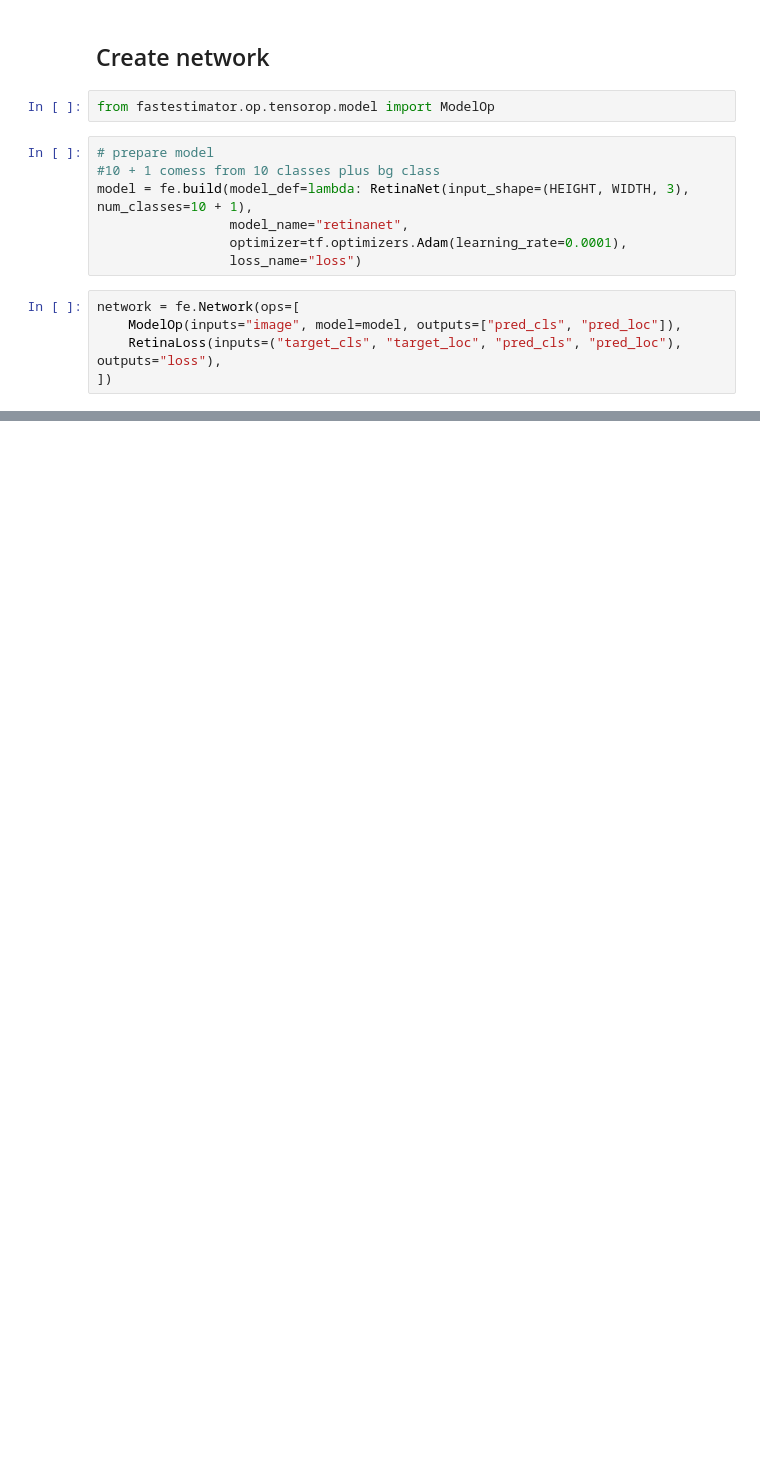
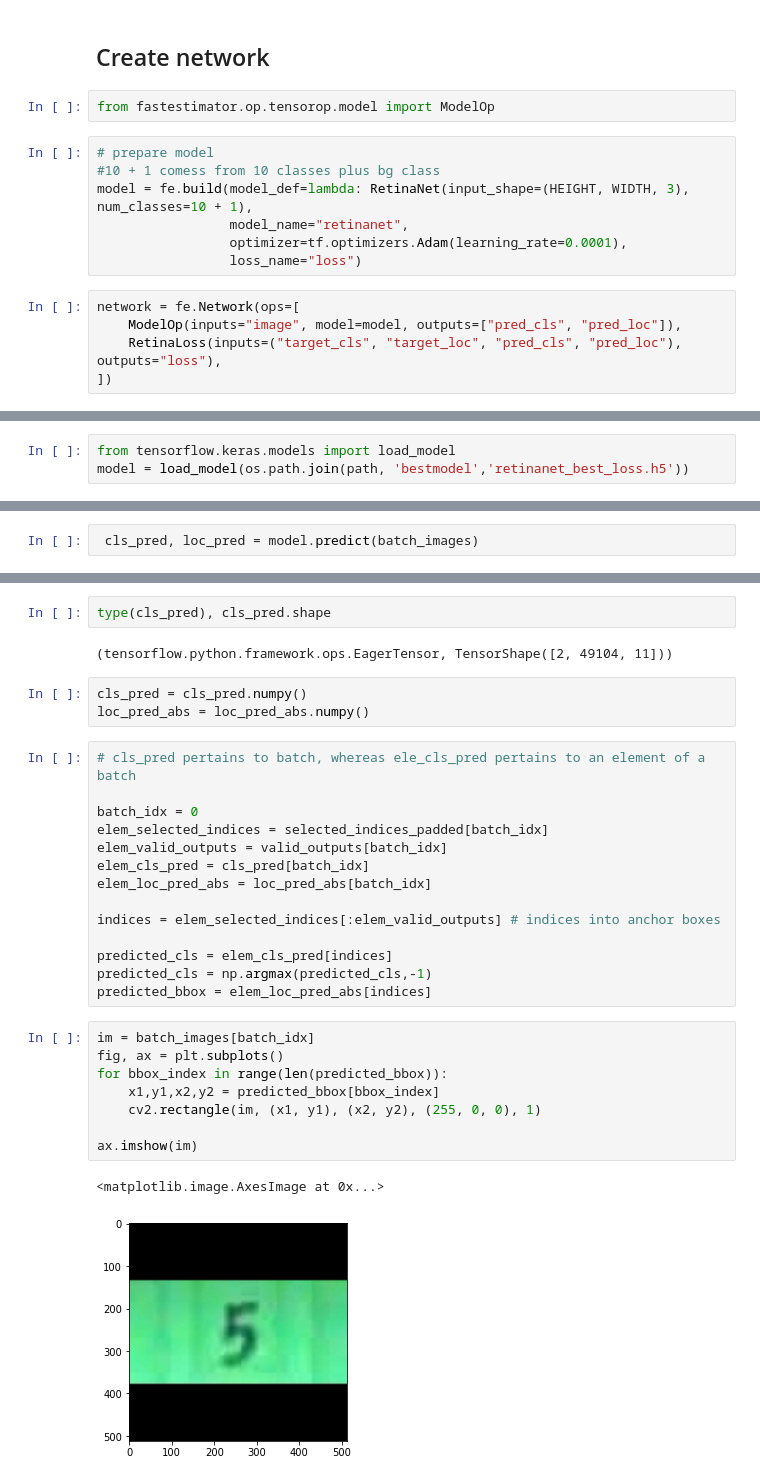
Before and after one commit to rajesh1226/fastestimator, a Jupyter notebook: apphub/image_detection/retinanet_coco/retinanet_coco.ipynb, the cells around one changed output, grey strips where cells are left out. Saved outputs shown, nothing was run; the diff lists cells and outputs as text; blank space fills up the shorter version.

```diff
--- a/apphub/image_detection/retinanet_coco/retinanet_coco.ipynb
+++ b/apphub/image_detection/retinanet_coco/retinanet_coco.ipynb
@@ -553,0 +606,3 @@ Create estimator
+# %%
+from tensorflow.keras.models import load_model
+model = load_model(os.path.join(path, 'bestmodel','retinanet_best_loss.h5'))
@@ -553,0 +611,2 @@ Create estimator
+# %%
+ cls_pred, loc_pred = model.predict(batch_images)
@@ -553,0 +669,32 @@ Create estimator
+# %%
+type(cls_pred), cls_pred.shape
+# %% [output]
+(tensorflow.python.framework.ops.EagerTensor, TensorShape([2, 49104, 11]))
+# %%
+cls_pred = cls_pred.numpy()
+loc_pred_abs = loc_pred_abs.numpy()
+# %%
+# cls_pred pertains to batch, whereas ele_cls_pred pertains to an element of a batch
+
+batch_idx = 0
+elem_selected_indices = selected_indices_padded[batch_idx]
+elem_valid_outputs = valid_outputs[batch_idx]
+elem_cls_pred = cls_pred[batch_idx]
+elem_loc_pred_abs = loc_pred_abs[batch_idx]
+
+indices = elem_selected_indices[:elem_valid_outputs] # indices into anchor boxes
+
+predicted_cls = elem_cls_pred[indices]
+predicted_cls = np.argmax(predicted_cls,-1)
+predicted_bbox = elem_loc_pred_abs[indices]
+# %%
+im = batch_images[batch_idx]
+fig, ax = plt.subplots()
+for bbox_index in range(len(predicted_bbox)):
+    x1,y1,x2,y2 = predicted_bbox[bbox_index]
+    cv2.rectangle(im, (x1, y1), (x2, y2), (255, 0, 0), 1)
+
+ax.imshow(im)
+# %% [output]
+<matplotlib.image.AxesImage at 0x...>
+[figure, added]
```
Also changed, not shown: parts of 17 cells of this notebook.
